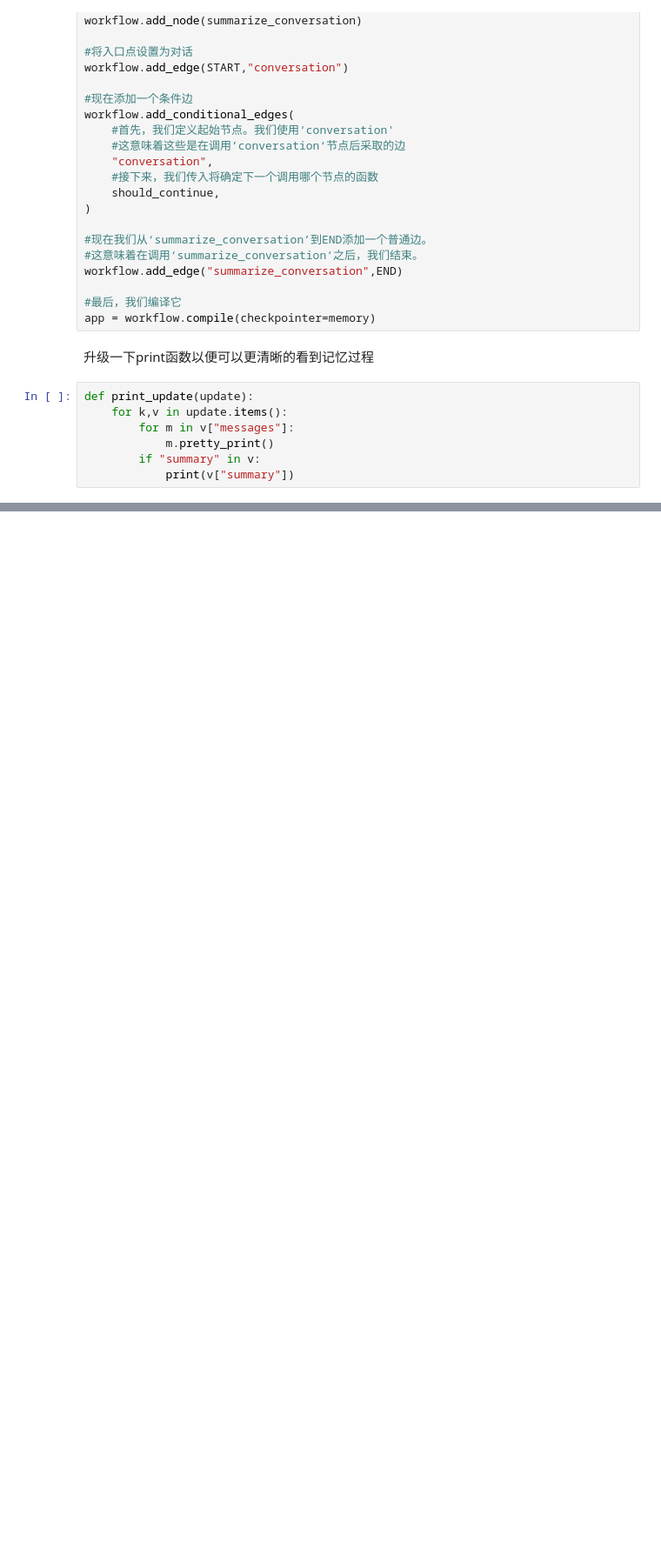
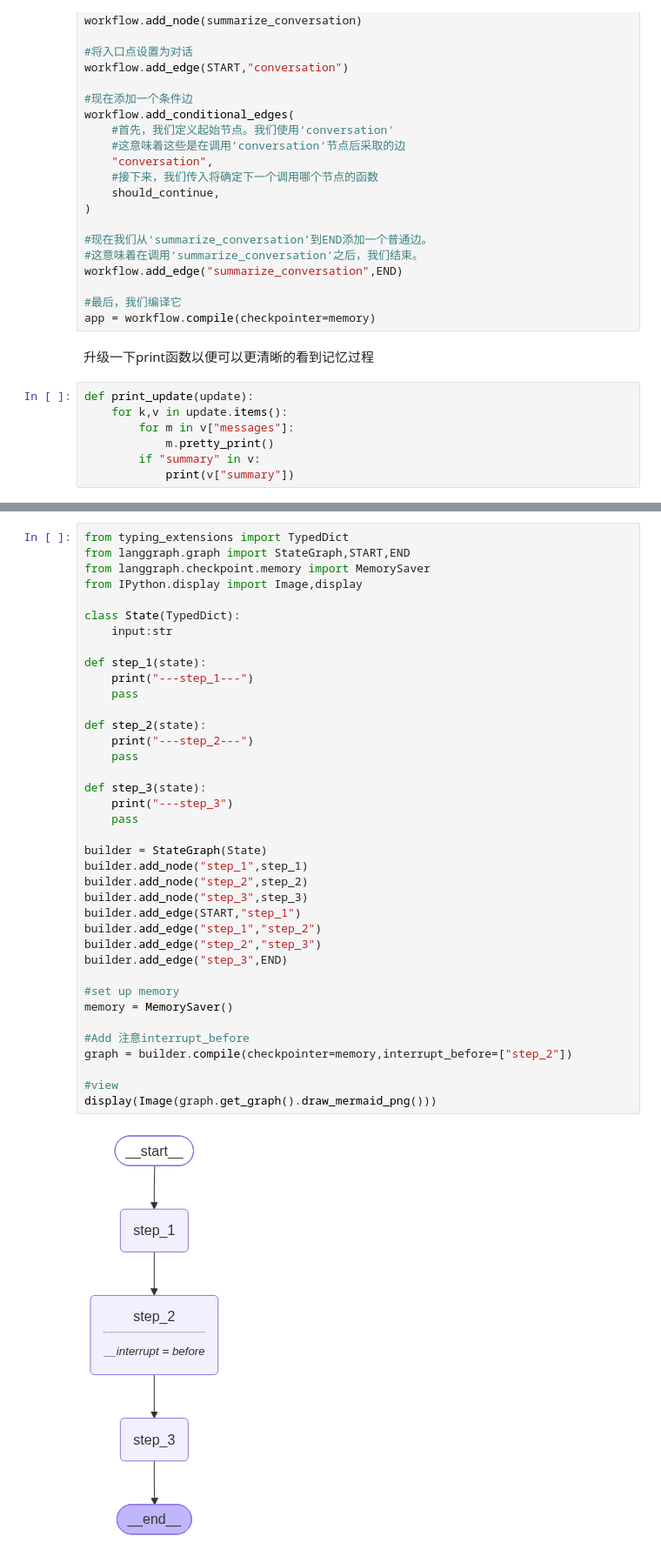
Before and after one commit to 3252981401/Aegnt_Study, a Jupyter notebook: Langgraph.ipynb, the cells around one changed output, grey strips where cells are left out. Shown at 87% size. Saved outputs shown, nothing was run; the diff lists cells and outputs as text; blank space fills up the shorter version.

```diff
--- a/Langgraph.ipynb
+++ b/Langgraph.ipynb
@@ -1192,0 +1498,40 @@ P.S. 需要攻略或彩蛋的话，我也可以帮你挖一挖～ 🔍
+# %%
+from typing_extensions import TypedDict
+from langgraph.graph import StateGraph,START,END
+from langgraph.checkpoint.memory import MemorySaver
+from IPython.display import Image,display
+
+class State(TypedDict):
+    input:str
+
+def step_1(state):
+    print("---step_1---")
+    pass
+
+def step_2(state):
+    print("---step_2---")
+    pass
+
+def step_3(state):
+    print("---step_3")
+    pass
+
+builder = StateGraph(State)
+builder.add_node("step_1",step_1)
+builder.add_node("step_2",step_2)
+builder.add_node("step_3",step_3)
+builder.add_edge(START,"step_1")
+builder.add_edge("step_1","step_2")
+builder.add_edge("step_2","step_3")
+builder.add_edge("step_3",END)
+
+#set up memory
+memory = MemorySaver()
+
+#Add 注意interrupt_before
+graph = builder.compile(checkpointer=memory,interrupt_before=["step_2"])
+
+#view
+display(Image(graph.get_graph().draw_mermaid_png()))
+# %% [output]
+[figure, added]
```
Also changed, not shown: parts of 83 cells of this notebook, 1 other file.
